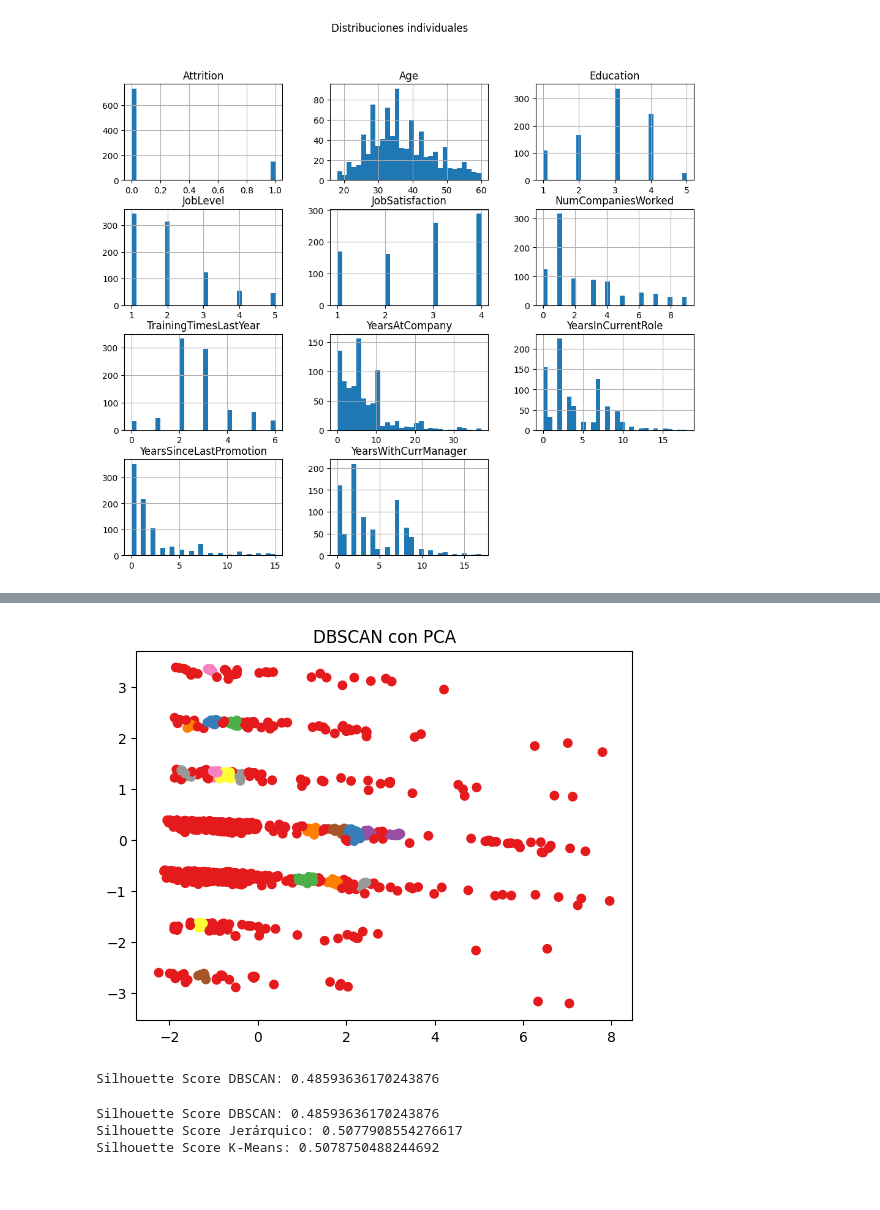
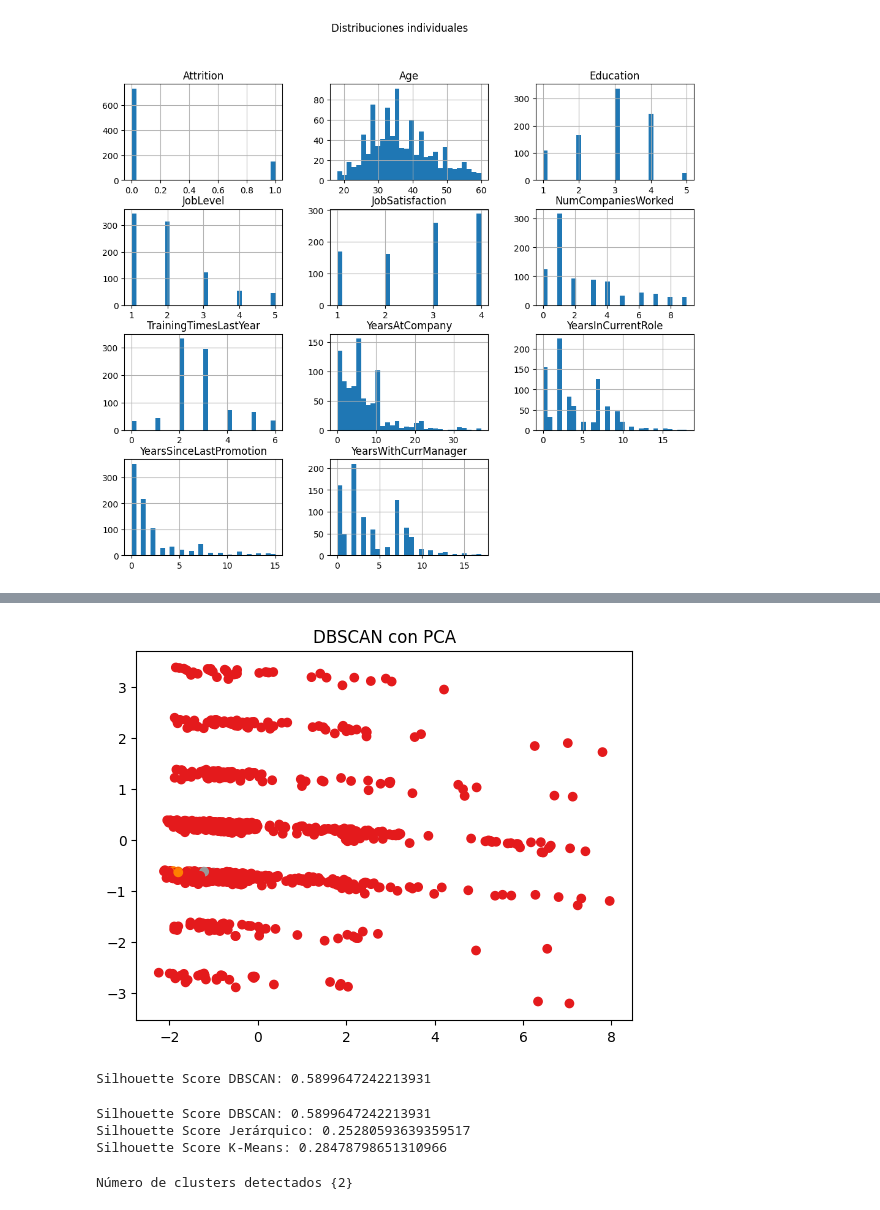
Before and after one commit to Axneitor/Trabajo_Final_MetodosAprendizaje, a Jupyter notebook: main.ipynb, the cells around one changed output, grey strips where cells are left out. Drawn from its saved outputs; the diff is of its cells as text; code cells hidden in the pictures.

```diff
--- a/main.ipynb
+++ b/main.ipynb
@@ -109,8 +145,11 @@ scaler = RobustScaler()
 df_scaled = scaler.fit_transform(df)
 # %%
 #PCA
-pca = PCA(n_components=2)
+
+pca = PCA(n_components=6)
 df_pca = pca.fit_transform(df_scaled)
+
+#Calcular PCA gráfica de varianza
 # %%
 #Kmedias
 from sklearn.cluster import KMeans
@@ -181,29 +220,34 @@ Silhouette Score Jerárquico: 0.5077908554276617
 # %%
 from sklearn.cluster import DBSCAN
 
-dbscan = DBSCAN(eps=0.1, min_samples=5)
+dbscan = DBSCAN(eps=0.38, min_samples=5)
 labels_dbscan = dbscan.fit_predict(df_pca)
 
 # Visualizar
 plt.scatter(df_pca[:, 0], df_pca[:, 1], c=labels_dbscan, cmap='Set1')
 plt.title("DBSCAN con PCA")
 plt.show()
 
 # Silhouette
 valid = labels_dbscan != -1
 if valid.sum() > 0:
     sil_dbscan = silhouette_score(df_pca[valid], labels_dbscan[valid])
     print("Silhouette Score DBSCAN:", sil_dbscan)
 else:
     print("DBSCAN no detectó clusters válidos.")
 # %% [output]
-[figure, old version]
+[figure, new version]
-Silhouette Score DBSCAN: 0.48593636170243876
+Silhouette Score DBSCAN: 0.5899647242213931
 # %%
 print("Silhouette Score DBSCAN:", sil_dbscan)
 print("Silhouette Score Jerárquico:", sil_hier)
 print("Silhouette Score K-Means:", sil_kmeans)
 # %% [output]
-Silhouette Score DBSCAN: 0.48593636170243876
-Silhouette Score Jerárquico: 0.5077908554276617
-Silhouette Score K-Means: 0.5078750488244692
+Silhouette Score DBSCAN: 0.5899647242213931
+Silhouette Score Jerárquico: 0.25280593639359517
+Silhouette Score K-Means: 0.28478798651310966
+# %%
+n_clusters = len(set(labels_dbscan)) - (1 if -1 in labels_dbscan else 0)
+print("Número de clusters detectados", {n_clusters})
+# %% [output]
+Número de clusters detectados {2}
```
Also changed, not shown: parts of 25 cells of this notebook.
